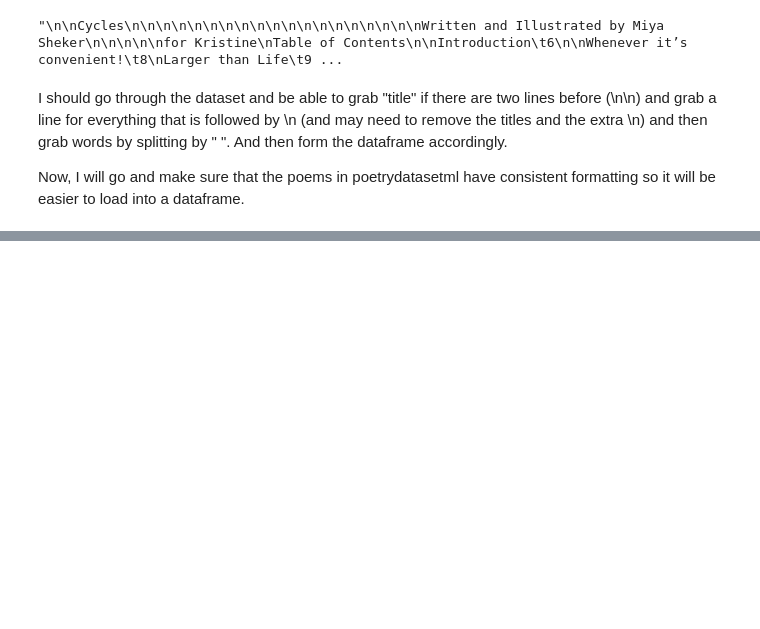
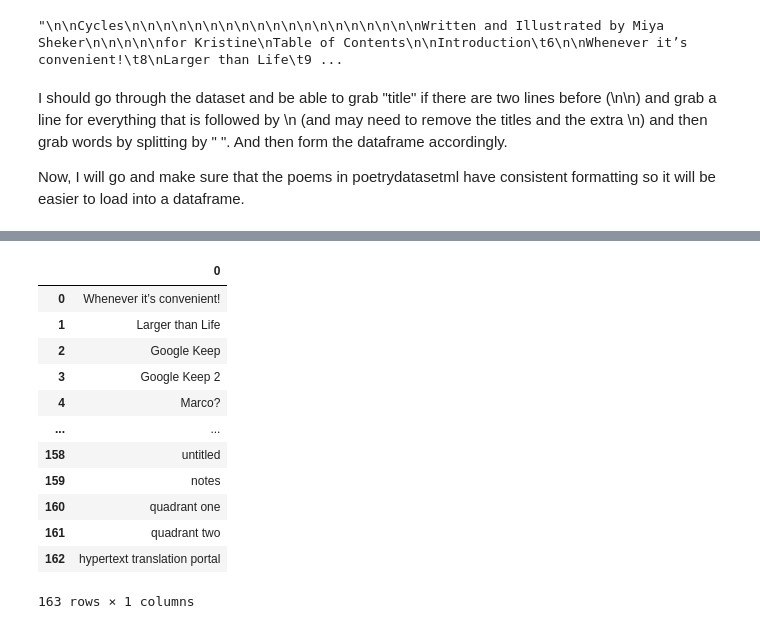
Before and after one commit to idmmachinelearning-ms/Project, a Jupyter notebook: Milestone-3.ipynb, the cells around one changed output, grey strips where cells are left out. Cells and saved outputs as stored; diff of their text form; code cells hidden in the pictures; blank space fills up the shorter version.

Commit message:
created dataframe

```diff
--- a/Milestone-3.ipynb
+++ b/Milestone-3.ipynb
@@ -33,3 +33,6 @@ updatedpoems
 I should go through the dataset and be able to grab "title" if there are two lines before (\n\n) and grab a line for everything that is followed by \n (and may need to remove the titles and the extra \n) and then grab words by splitting by " ". And then form the dataframe accordingly.
 
 Now, I will go and make sure that the poems in poetrydatasetml have consistent formatting so it will be easier to load into a dataframe.
+# %%
+lines = updatedpoems.split("\n\n")
+lines
@@ -35,0 +57,11 @@ Now, I will go and make sure that the poems in poetrydatasetml have consistent f
+# %%
+titles = []
+nontitles = []
+
+for l in lines:
+    if l.startswith("\n") == True:
+        titles.append(l)
+    else:
+        nontitles.append(l)
+
+titles = [l[1:] for l in titles]
@@ -35,0 +93,17 @@ Now, I will go and make sure that the poems in poetrydatasetml have consistent f
+# %%
+poems_df = pd.DataFrame(titles)
+poems_df
+# %% [output]
+|  | 0 |
+| 0 | Whenever it’s convenient! |
+| 1 | Larger than Life |
+| 2 | Google Keep |
+| 3 | Google Keep 2 |
+| 4 | Marco? |
+| ... | ... |
+| 158 | untitled |
+| 159 | notes |
+| 160 | quadrant one |
+| 161 | quadrant two |
+| 162 | hypertext translation portal |
+163 rows × 1 columns
```
Also changed, not shown: parts of 3 cells of this notebook.
